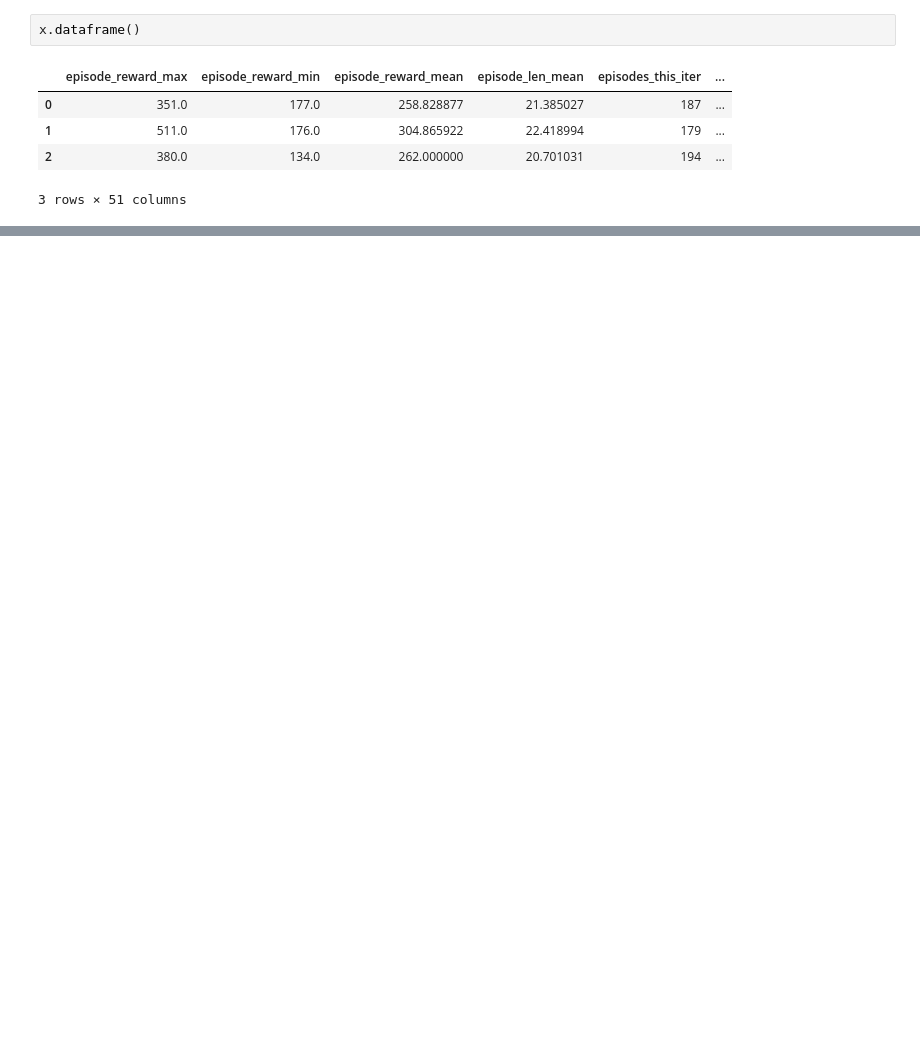
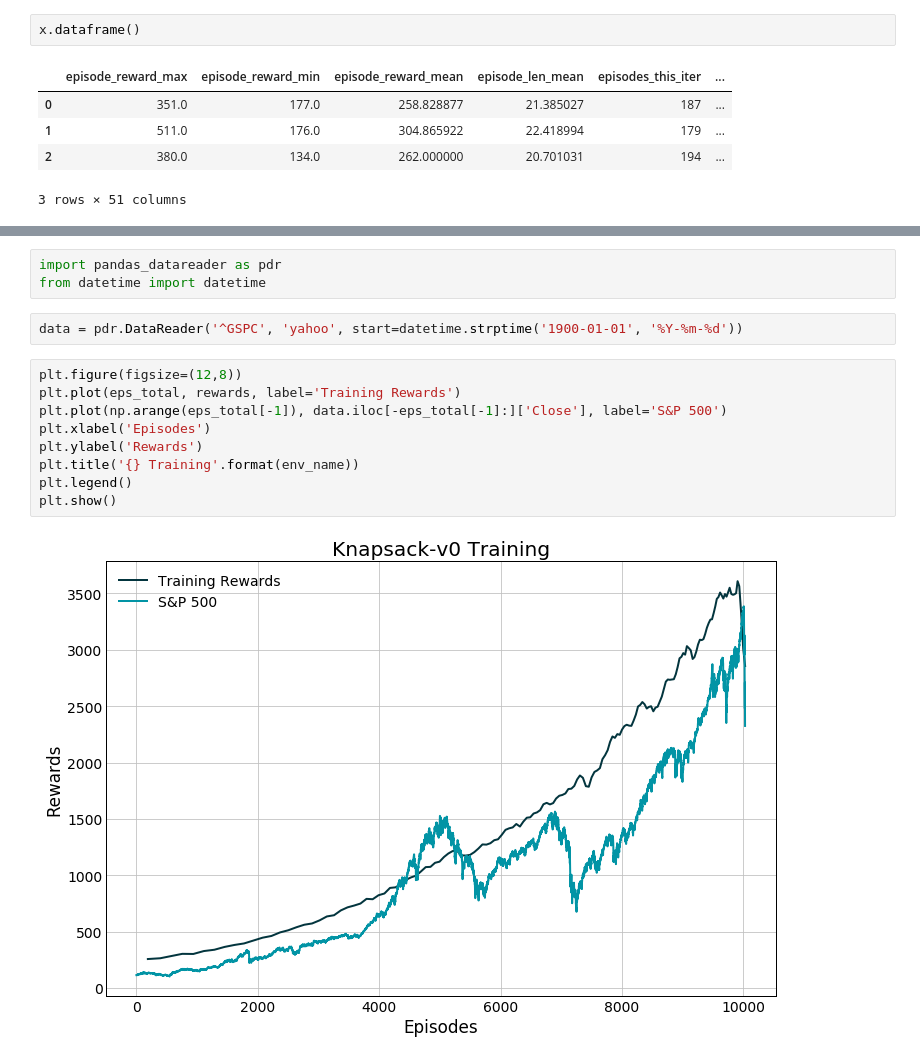
Before and after one commit to hubbs5/or-gym, a Jupyter notebook: notebooks/rllib_integration.ipynb, the cells around one changed output, grey strips where cells are left out. Saved outputs shown, nothing was run; the diff lists cells and outputs as text; blank space fills up the shorter version.

```diff
--- a/notebooks/rllib_integration.ipynb
+++ b/notebooks/rllib_integration.ipynb
@@ -260,0 +265,16 @@ x.dataframe()
+# %%
+import pandas_datareader as pdr
+from datetime import datetime
+# %%
+data = pdr.DataReader('^GSPC', 'yahoo', start=datetime.strptime('1900-01-01', '%Y-%m-%d'))
+# %%
+plt.figure(figsize=(12,8))
+plt.plot(eps_total, rewards, label='Training Rewards')
+plt.plot(np.arange(eps_total[-1]), data.iloc[-eps_total[-1]:]['Close'], label='S&P 500')
+plt.xlabel('Episodes')
+plt.ylabel('Rewards')
+plt.title('{} Training'.format(env_name))
+plt.legend()
+plt.show()
+# %% [output]
+[figure, added]
```
Also changed, not shown: parts of 17 cells of this notebook, 2 other files.
